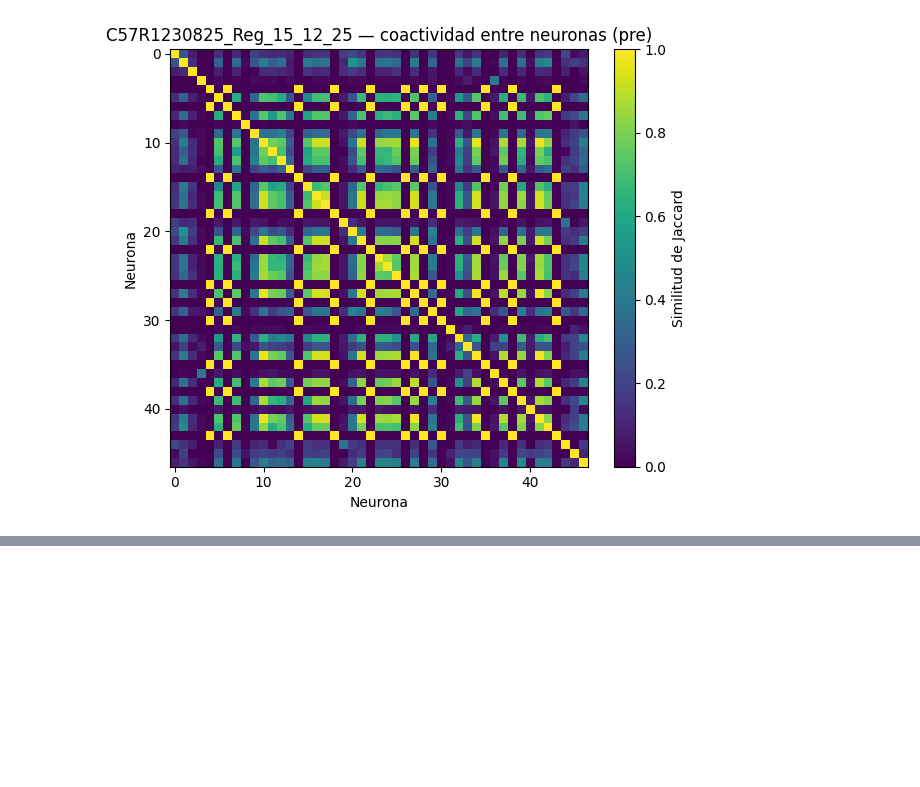
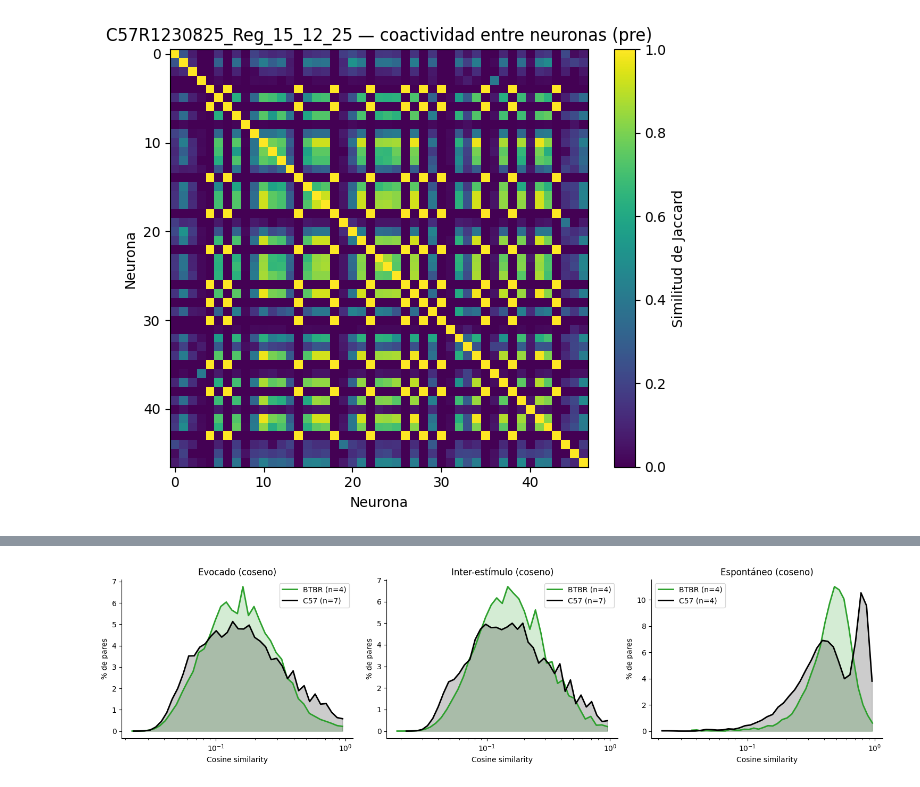
Before and after one commit to gnickii/v1-sensory-coding-asd-model, a Jupyter notebook: src/ensambles/ensambles_pipeline.ipynb, the cells around one changed output, grey strips where cells are left out. Drawn from its saved outputs; the diff is of its cells as text; code cells hidden in the pictures; blank space fills up the shorter version.

Commit message:
Some plots just to explore my data, fix notebooks later

```diff
--- a/src/ensambles/ensambles_pipeline.ipynb
+++ b/src/ensambles/ensambles_pipeline.ipynb
@@ -2639,0 +2677,18 @@ Matriz de coactivación de neuronas: (47, 47)
+# %%
+sim_cos_by_genotype = {'BTBR': [], 'C57': []}
+sim_isi_cos_by_genotype = {'BTBR': [], 'C57': []}
+
+for sid, data in continuous_traces_data.items():
+    genotype = data['genotype']
+    stimsnframes = subject_data[sid]['stimsnframes']
+    is_evoked_full = classify_sce_evoked(data['is_sce'], stimsnframes)
+
+    binary_evoked = data['binary'][:, is_evoked_full]
+    sim_matrix_ev = compute_frame_similarity_cosine(binary_evoked)
+    sim_cos_by_genotype[genotype].append(sim_matrix_ev[np.triu_indices_from(sim_matrix_ev, k=1)])
+
+    binary_isi = data['binary'][:, ~is_evoked_full]
+    sim_matrix_isi = compute_frame_similarity_cosine(binary_isi)
+    sim_isi_cos_by_genotype[genotype].append(sim_matrix_isi[np.triu_indices_from(sim_matrix_isi, k=1)])
+
+    print(f'{sid} [{genotype}]: coseno calculado (evocado + ISI)')
@@ -2639,0 +2728,33 @@ Matriz de coactivación de neuronas: (47, 47)
+# %%
+fig, axes = plt.subplots(1, 3, figsize=(15, 4))
+panels_cos = [
+    ('Evocado (coseno)', sim_cos_by_genotype),
+    ('Inter-estímulo (coseno)', sim_isi_cos_by_genotype),
+    ('Espontáneo (coseno)', spontaneous_sim_cos),
+]
+
+for ax, (title, data_dict) in zip(axes, panels_cos):
+    for geno in ['BTBR', 'C57']:
+        if not data_dict[geno]:
+            continue
+        all_sim = np.concatenate(data_dict[geno])
+        all_sim = all_sim[all_sim > 0]
+        bins = np.logspace(np.log10(max(all_sim.min(), 1e-4)), np.log10(all_sim.max()), 40)
+        counts, bin_edges = np.histogram(all_sim, bins=bins)
+        pct = counts / len(all_sim) * 100
+        bc = (bin_edges[:-1] + bin_edges[1:]) / 2
+        n_subj = len(data_dict[geno])
+        ax.plot(bc, pct, color=palette[geno], lw=2, label=f'{geno} (n={n_subj})')
+        ax.fill_between(bc, pct, alpha=0.2, color=palette[geno])
+    ax.set_xscale('log')
+    ax.set_xlabel('Cosine similarity')
+    ax.set_ylabel('% de pares')
+    ax.set_title(title)
+    ax.legend()
+    ax.spines[['top','right']].set_visible(False)
+
+plt.tight_layout()
+fig.savefig(OUTPUT_DIR / 'cosine_3panels.svg', format='svg', bbox_inches='tight')
+plt.show()
+# %% [output]
+[figure, added]
```
Also changed, not shown: parts of 17 cells of this notebook, 5 other files.
